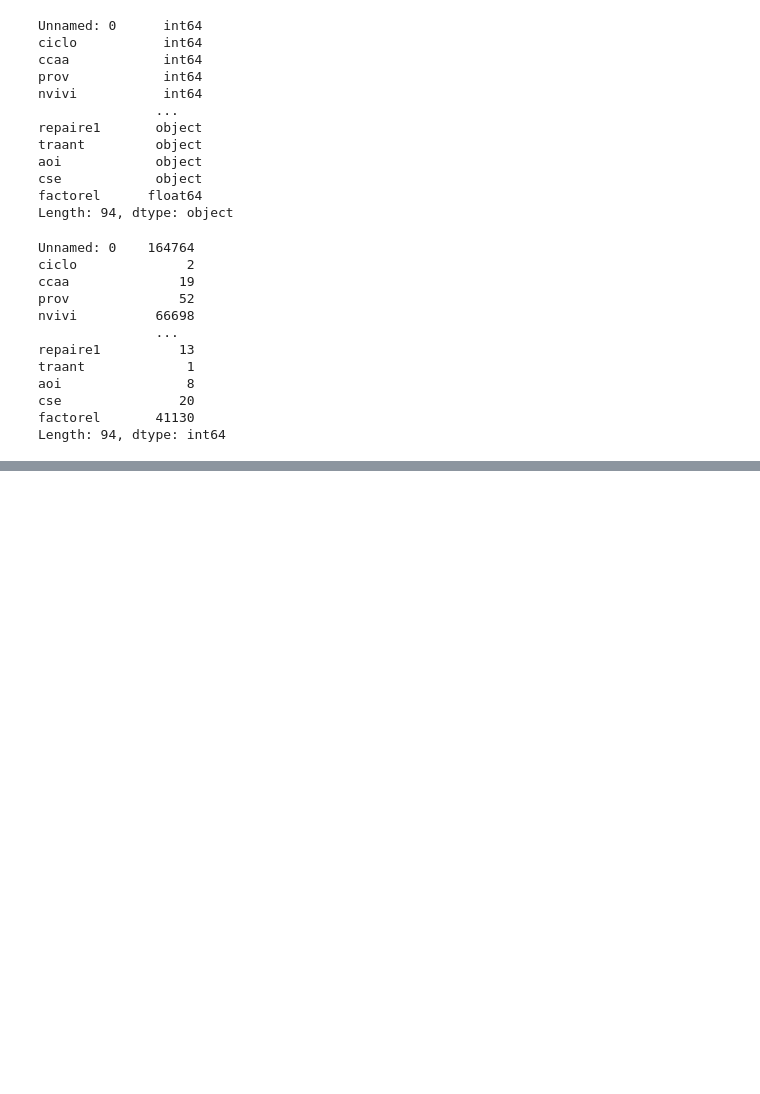
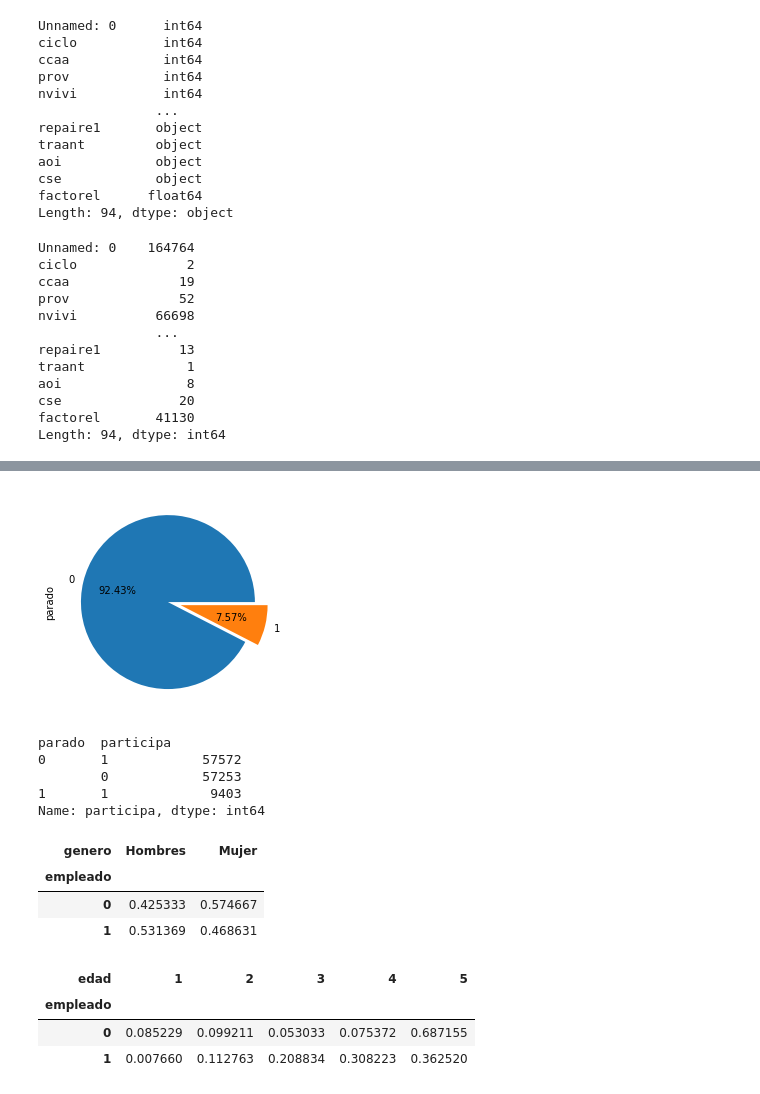
Before and after one commit to davsanrod/C-digos---TFM, a Jupyter notebook: TFM_muestra19T2_20T2 - EDA - VF.ipynb, the cells around one changed output, grey strips where cells are left out. Drawn from its saved outputs; the diff is of its cells as text; code cells hidden in the pictures; blank space fills up the shorter version.

```diff
--- a/TFM_muestra19T2_20T2 - EDA - VF.ipynb
+++ b/TFM_muestra19T2_20T2 - EDA - VF.ipynb
@@ -266,0 +339,26 @@ Length: 94, dtype: int64
+# %%
+df_procesado['parado'].value_counts().plot.pie(explode=[0, 0.15], autopct='%1.2f%%');
+# %% [output]
+[figure, added]
+# %%
+df_procesado.groupby(['parado'])['participa'].value_counts()
+# %% [output]
+parado  participa
+0       1            57572
+        0            57253
+1       1             9403
+Name: participa, dtype: int64
+# %%
+pd.crosstab(df_procesado.empleado,df_procesado.genero, normalize='index').style.background_gradient(cmap='crest')
+# %% [output]
+| genero | Hombres | Mujer |
+| empleado |  |  |
+| 0 | 0.425333 | 0.574667 |
+| 1 | 0.531369 | 0.468631 |
+# %%
+pd.crosstab(df_procesado.empleado,df_procesado.edad, normalize='index').style.background_gradient(cmap='crest')
+# %% [output]
+| edad | 1 | 2 | 3 | 4 | 5 |
+| empleado |  |  |  |  |  |
+| 0 | 0.085229 | 0.099211 | 0.053033 | 0.075372 | 0.687155 |
+| 1 | 0.007660 | 0.112763 | 0.208834 | 0.308223 | 0.362520 |
```
Also changed, not shown: parts of 14 cells of this notebook.
